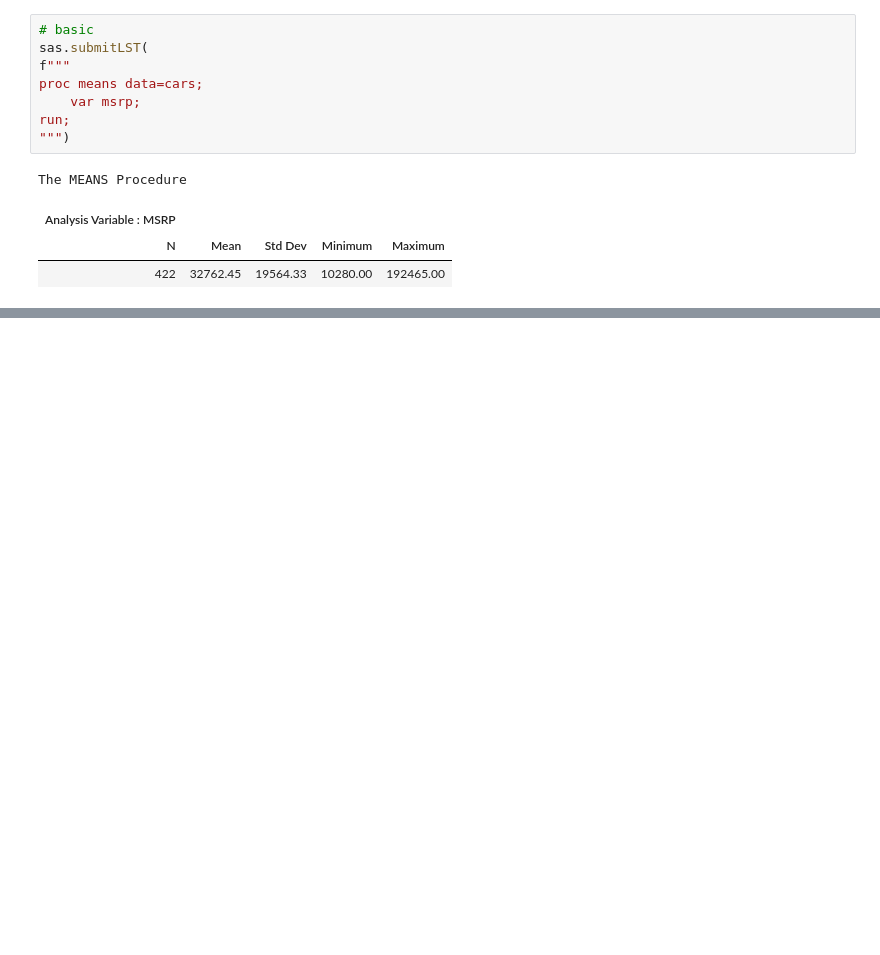
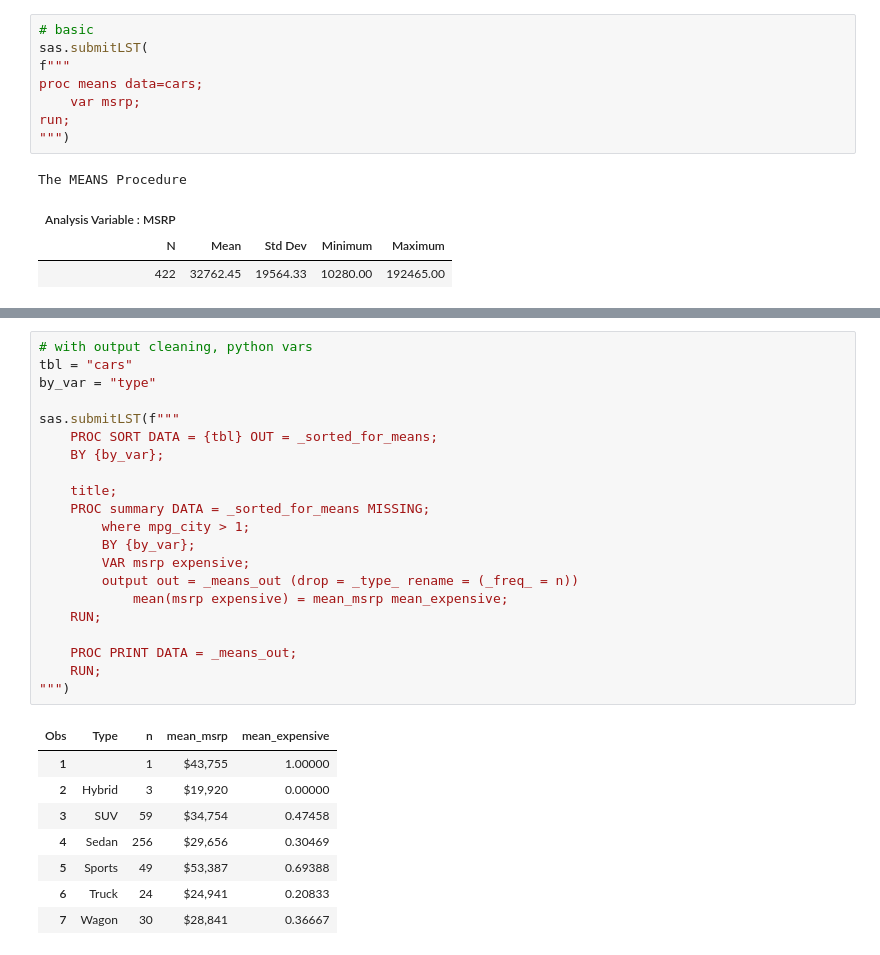
Before and after one commit to 0xdomyz/sas_collection, a Jupyter notebook: proc_data/proc_means.ipynb, the cells around one changed output, grey strips where cells are left out. Saved outputs shown, nothing was run; the diff lists cells and outputs as text; blank space fills up the shorter version.

```diff
--- a/proc_data/proc_means.ipynb
+++ b/proc_data/proc_means.ipynb
@@ -109,5 +97,35 @@ sas.submitLST(f"""
 | 5 | Sports | 0 | 49 | $53,387 | 0.69388 |
 | 6 | Truck | 0 | 24 | $24,941 | 0.20833 |
 | 7 | Wagon | 0 | 30 | $28,841 | 0.36667 |
+# %%
+# with output cleaning, python vars
+tbl = "cars"
+by_var = "type"
+
+sas.submitLST(f"""
+    PROC SORT DATA = {tbl} OUT = _sorted_for_means;
+    BY {by_var};
+
+    title;
+    PROC summary DATA = _sorted_for_means MISSING;
+        where mpg_city > 1;
+        BY {by_var};
+        VAR msrp expensive;
+        output out = _means_out (drop = _type_ rename = (_freq_ = n))
+            mean(msrp expensive) = mean_msrp mean_expensive;
+    RUN;
+
+    PROC PRINT DATA = _means_out;
+    RUN;
+""")
+# %% [output]
+| Obs | Type | n | mean_msrp | mean_expensive |
+| 1 |  | 1 | $43,755 | 1.00000 |
+| 2 | Hybrid | 3 | $19,920 | 0.00000 |
+| 3 | SUV | 59 | $34,754 | 0.47458 |
+| 4 | Sedan | 256 | $29,656 | 0.30469 |
+| 5 | Sports | 49 | $53,387 | 0.69388 |
+| 6 | Truck | 24 | $24,941 | 0.20833 |
+| 7 | Wagon | 30 | $28,841 | 0.36667 |
 # %%
 # class stmnt
```
Also changed, not shown: parts of 6 cells of this notebook.
